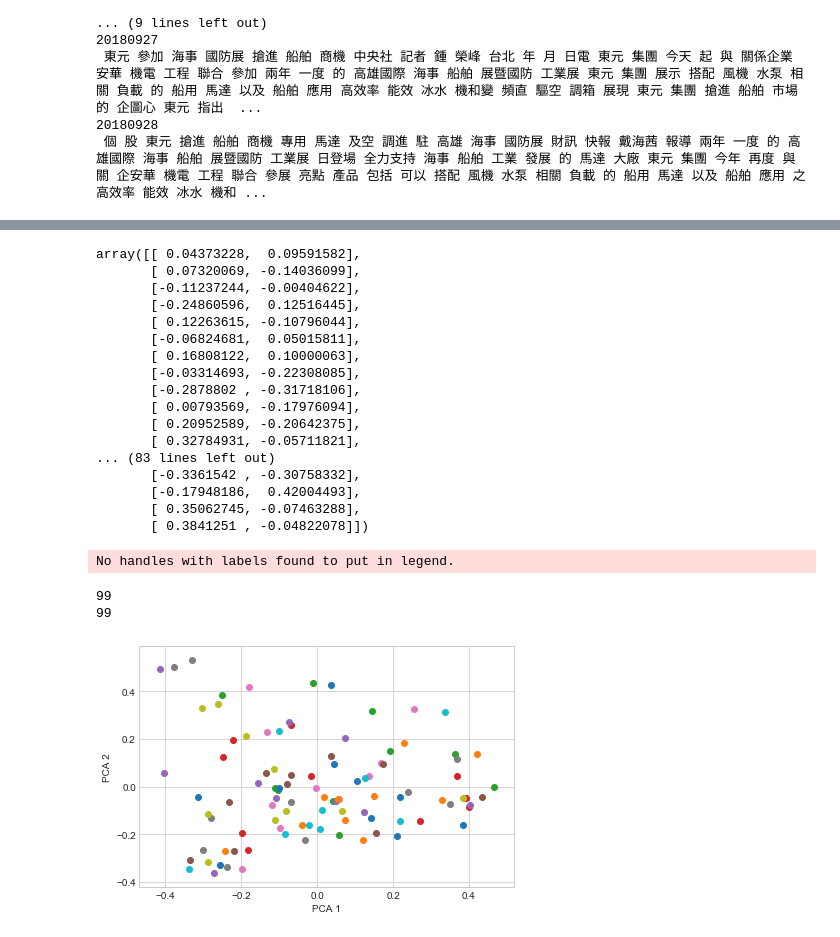
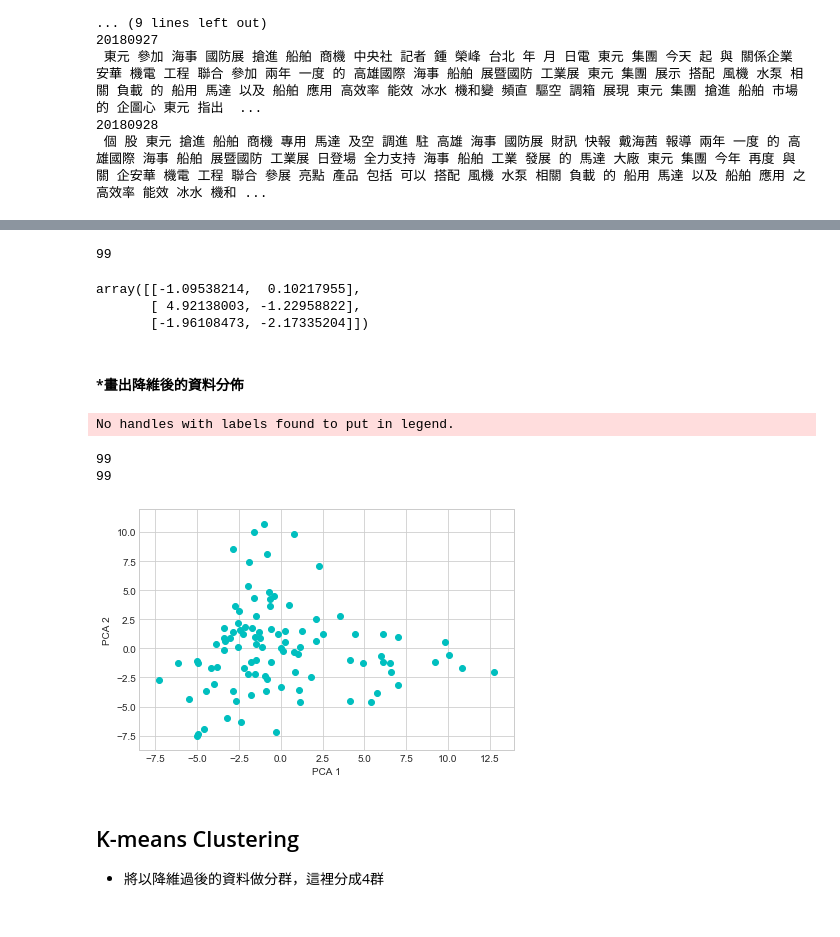
Before and after one commit to hsiehkl/NTU-CSX-Project, a Jupyter notebook: week_5/TF-IDF of News.ipynb, the cells around one changed output, grey strips where cells are left out. Saved outputs shown, nothing was run; the diff lists cells and outputs as text; code cells hidden in the pictures.

```diff
--- a/week_5/TF-IDF of News.ipynb
+++ b/week_5/TF-IDF of News.ipynb
@@ -245,49 +249,46 @@ from sklearn.decomposition import PCA as sklearnPCA
 import matplotlib.pyplot as plt
 # %%
 X = tfidf.toarray()
+len(X)
+# %% [output]
+99
+# %%
+from sklearn.preprocessing import StandardScaler
+X_std = StandardScaler().fit_transform(X)
 # %%
 sklearn_pca = sklearnPCA(n_components=2)
-Y_sklearn = sklearn_pca.fit_transform(X)
-Y_sklearn
+Y_sklearn = sklearn_pca.fit_transform(X_std)
+Y_sklearn[:3]
 # %% [output]
-array([[ 0.04373228,  0.09591582],
-       [ 0.07320069, -0.14036099],
-       [-0.11237244, -0.00404622],
-       [-0.24860596,  0.12516445],
-       [ 0.12263615, -0.10796044],
-       [-0.06824681,  0.05015811],
-       [ 0.16808122,  0.10000063],
-       [-0.03314693, -0.22308085],
-       [-0.2878802 , -0.31718106],
-       [ 0.00793569, -0.17976094],
-       [ 0.20952589, -0.20642375],
-       [ 0.32784931, -0.05711821],
-... (83 lines left out)
-       [-0.3361542 , -0.30758332],
-       [-0.17948186,  0.42004493],
-       [ 0.35062745, -0.07463288],
-       [ 0.3841251 , -0.04822078]])
+array([[-1.09538214,  0.10217955],
+       [ 4.92138003, -1.22958822],
+       [-1.96108473, -2.17335204]])
+# %% [markdown]
+#### *畫出降維後的資料分佈
 # %%
 with plt.style.context('seaborn-whitegrid'):
     plt.figure(figsize=(6, 4))
     #for lab, col in zip(('low', 'medium', 'high'),
                         #('red', 'green','orange')):
     print(len(news_dates))
     print(len(Y_sklearn))
     for i in range(len(Y_sklearn)):
 
-        plt.scatter(Y_sklearn[i][0], Y_sklearn[i][1])
+        plt.scatter(Y_sklearn[i][0], Y_sklearn[i][1], c= 'c')
 
     plt.xlabel('PCA 1')
     plt.ylabel('PCA 2')
     plt.legend(loc='lower center')
     plt.tight_layout()
     plt.show()
 # %% [output]
 No handles with labels found to put in legend.
 99
 99
-[figure, old version]
+[figure, new version]
+# %% [markdown]
+## K-means Clustering
+* 將以降維過後的資料做分群，這裡分成4群
 # %%
 from sklearn.cluster import KMeans
 # %%
```
Also changed, not shown: parts of 6 cells of this notebook.
